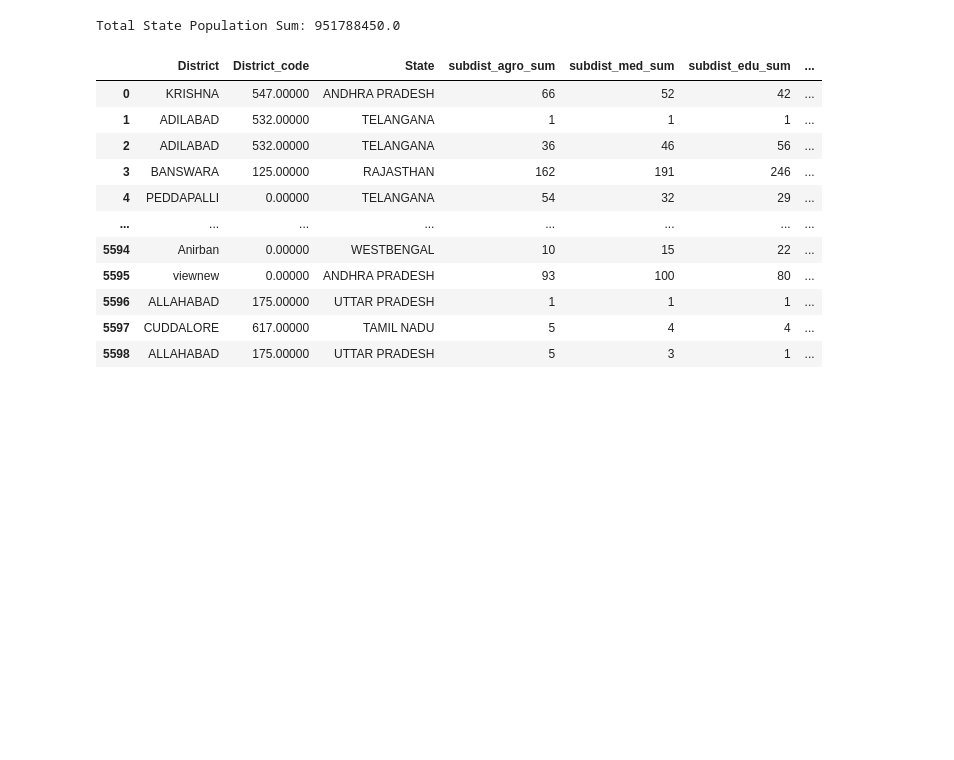
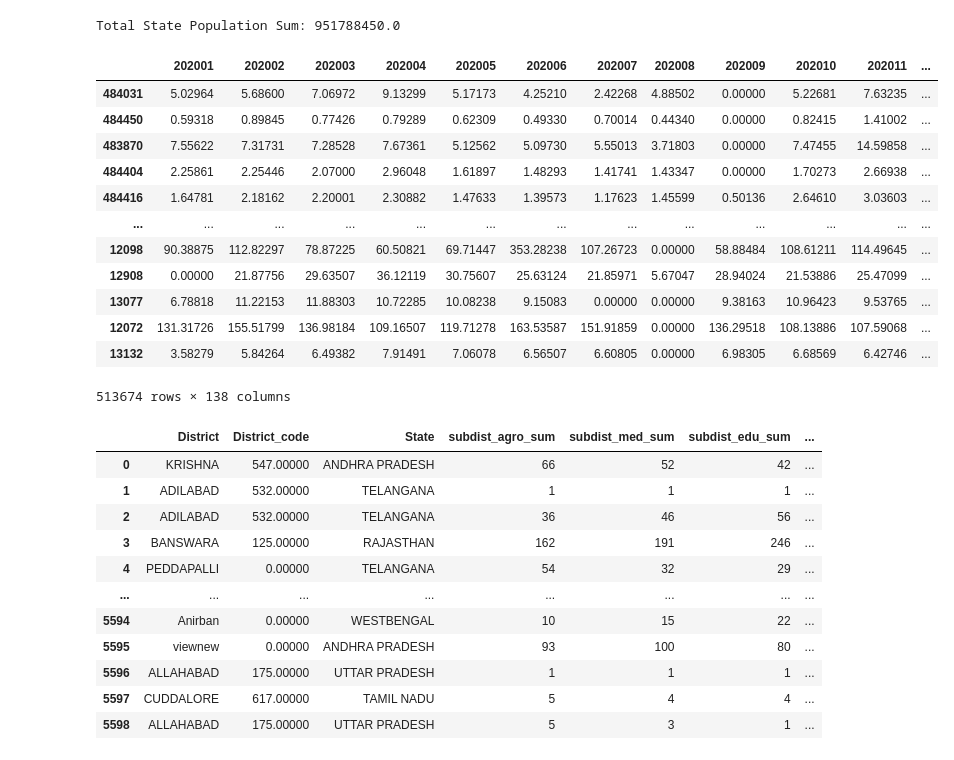
Before and after one commit to SaiSiddhardhaKalla/Master_Thesis, a Jupyter notebook: 10_Panel.ipynb, the cells around one changed output. Cells and saved outputs as stored; diff of their text form; code cells hidden in the pictures; blank space fills up the shorter version.

```diff
--- a/10_Panel.ipynb
+++ b/10_Panel.ipynb
@@ -236,13 +236,27 @@ Total State Population Sum: 951788450.0
 # %%
 meg_all_dist = pd.merge(meg, meg_dist, on=['District','District_code','State'], how='outer')
 
 meg_all_dist['pop_share'] = meg_all_dist['total_population']/meg_all_dist['dist_population']
 # meg_all_dist
 meg_sorted = meg_all_dist.sort_values(by=['District', 'ntl_pc'])
 meg_sorted['Index'] = meg_sorted.groupby('District').cumcount() + 1
 # Creating a new column 'Max_Len' containing the maximum value of 'Index' within each district
 meg_sorted['Max_Len'] = meg_sorted.groupby('District')['Index'].transform('max')
-# meg_sorted
+meg_sorted
+# %% [output]
+|  | 202001 | 202002 | 202003 | 202004 | 202005 | 202006 | 202007 | 202008 | 202009 | 202010 | 202011 | ... |
+| 484031 | 5.02964 | 5.68600 | 7.06972 | 9.13299 | 5.17173 | 4.25210 | 2.42268 | 4.88502 | 0.00000 | 5.22681 | 7.63235 | ... |
+| 484450 | 0.59318 | 0.89845 | 0.77426 | 0.79289 | 0.62309 | 0.49330 | 0.70014 | 0.44340 | 0.00000 | 0.82415 | 1.41002 | ... |
+| 483870 | 7.55622 | 7.31731 | 7.28528 | 7.67361 | 5.12562 | 5.09730 | 5.55013 | 3.71803 | 0.00000 | 7.47455 | 14.59858 | ... |
+| 484404 | 2.25861 | 2.25446 | 2.07000 | 2.96048 | 1.61897 | 1.48293 | 1.41741 | 1.43347 | 0.00000 | 1.70273 | 2.66938 | ... |
+| 484416 | 1.64781 | 2.18162 | 2.20001 | 2.30882 | 1.47633 | 1.39573 | 1.17623 | 1.45599 | 0.50136 | 2.64610 | 3.03603 | ... |
+| ... | ... | ... | ... | ... | ... | ... | ... | ... | ... | ... | ... | ... |
+| 12098 | 90.38875 | 112.82297 | 78.87225 | 60.50821 | 69.71447 | 353.28238 | 107.26723 | 0.00000 | 58.88484 | 108.61211 | 114.49645 | ... |
+| 12908 | 0.00000 | 21.87756 | 29.63507 | 36.12119 | 30.75607 | 25.63124 | 21.85971 | 5.67047 | 28.94024 | 21.53886 | 25.47099 | ... |
+| 13077 | 6.78818 | 11.22153 | 11.88303 | 10.72285 | 10.08238 | 9.15083 | 0.00000 | 0.00000 | 9.38163 | 10.96423 | 9.53765 | ... |
+| 12072 | 131.31726 | 155.51799 | 136.98184 | 109.16507 | 119.71278 | 163.53587 | 151.91859 | 0.00000 | 136.29518 | 108.13886 | 107.59068 | ... |
+| 13132 | 3.58279 | 5.84264 | 6.49382 | 7.91491 | 7.06078 | 6.56507 | 6.60805 | 0.00000 | 6.98305 | 6.68569 | 6.42746 | ... |
+513674 rows × 138 columns
 # %%
 columns_to_keep = ['District', 'District_code', 'State', 'subdist_agro_sum', 'subdist_med_sum',
        'subdist_edu_sum', 'subdist_transportadmin_sum','subdist_area']
```
Also changed, not shown: parts of 8 cells of this notebook, 3 other files.
